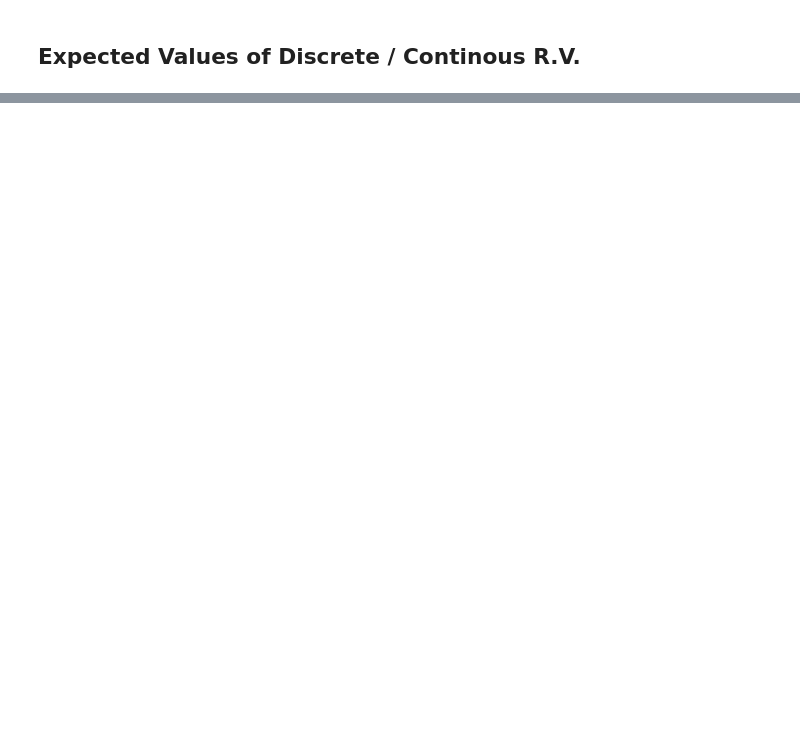
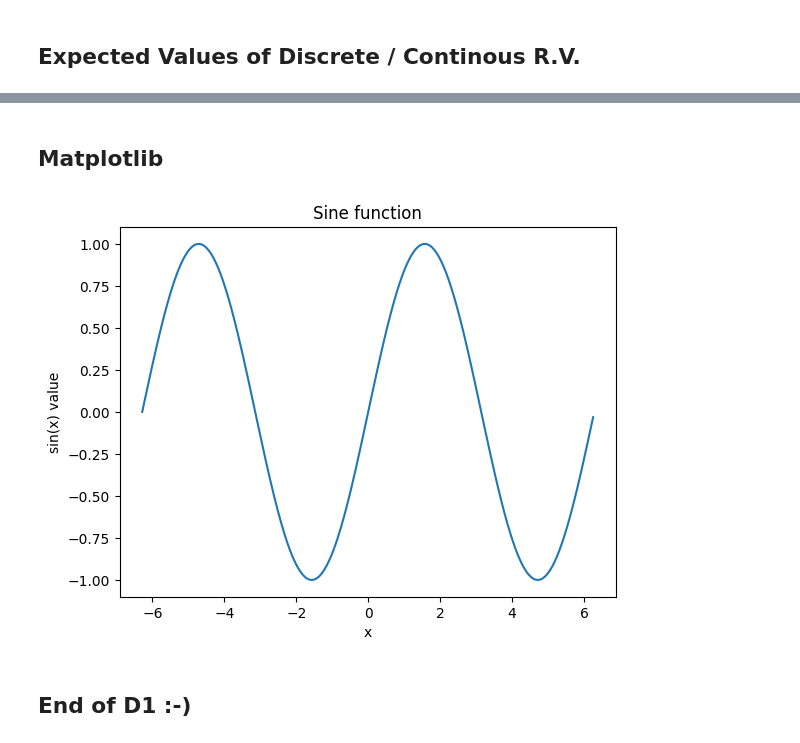
Before and after one commit to COGS118B/DiscussionSection, a Jupyter notebook: week 1/COGS118B_D1.ipynb, the cells around one changed output, grey strips where cells are left out. Cells and saved outputs as stored; diff of their text form; code cells hidden in the pictures; blank space fills up the shorter version.

```diff
--- a/week 1/COGS118B_D1.ipynb
+++ b/week 1/COGS118B_D1.ipynb
@@ -22,0 +204,2 @@ display_quiz("EX.json")
+# %% [markdown]
+## Matplotlib
@@ -22,0 +209,17 @@ display_quiz("EX.json")
+# %%
+x = np.arange(-2., 2., 0.01) * np.pi
+
+# Plot sin(x)
+plt.plot(x, np.sin(x))
+# Set x label
+plt.xlabel('x')
+# Set y label
+plt.ylabel('sin⁡(x) value')
+# Set plot title
+plt.title('Sine function')
+
+plt.show()
+# %% [output]
+[figure, added]
+# %% [markdown]
+## End of D1 :-)
```
Also changed, not shown: parts of 28 cells of this notebook, 1 other file.
